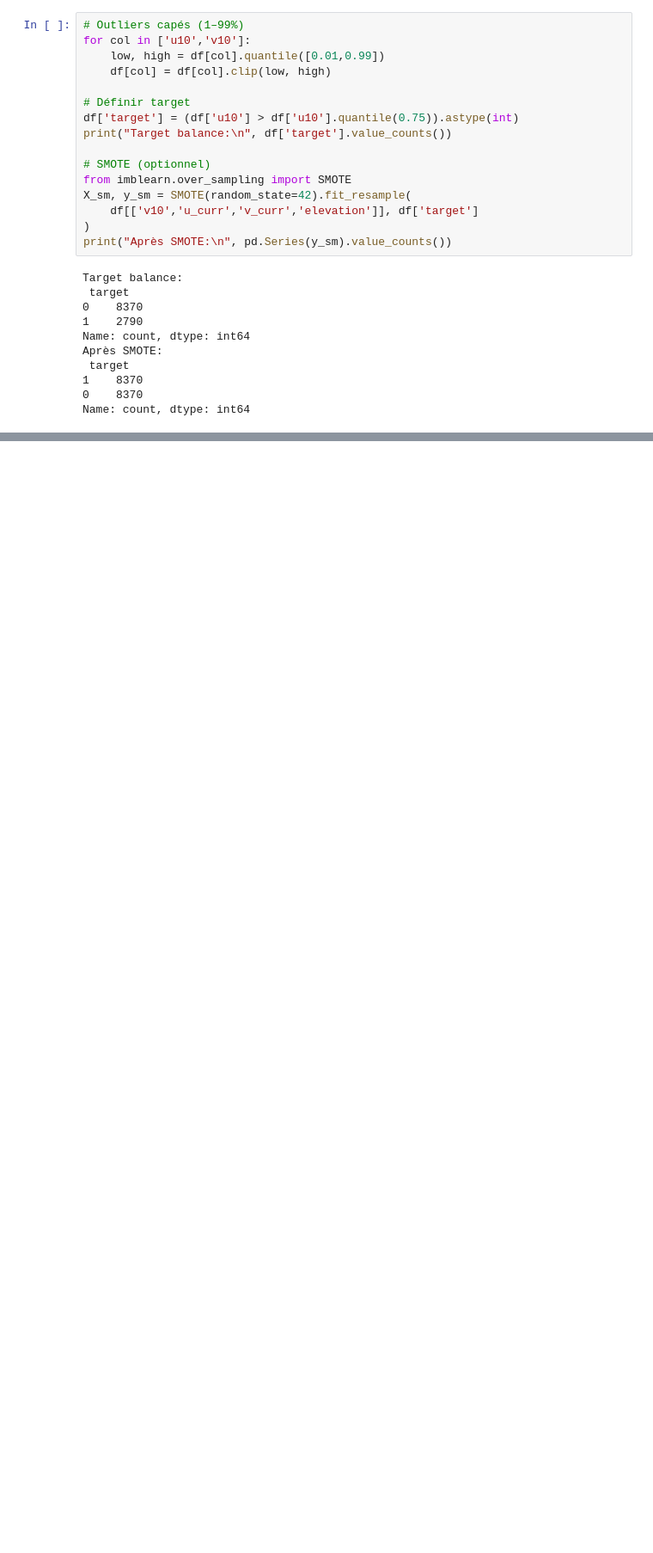
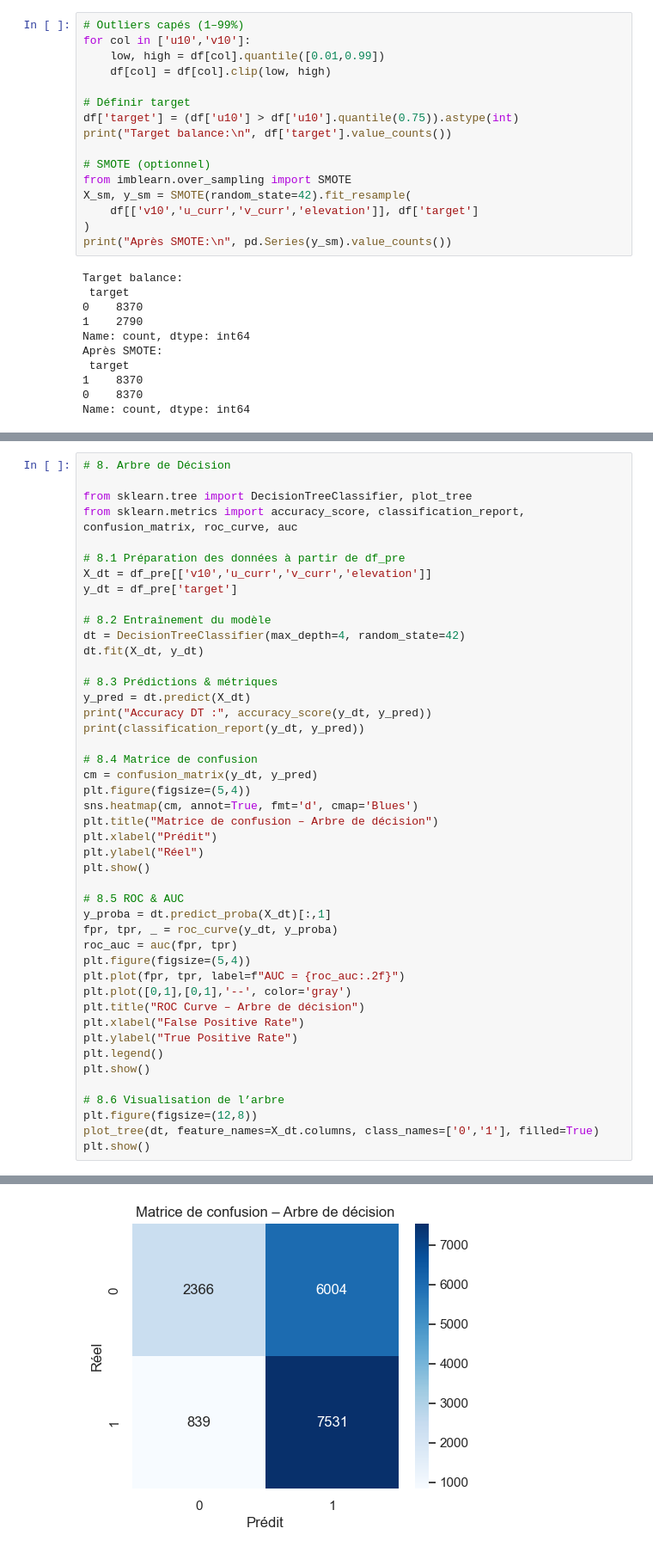
Before and after one commit to Zaineb08/Projet-Hydro-Oc-anographique, a Jupyter notebook: notebook/Projet4_final.ipynb, the cells around one changed output, grey strips where cells are left out. Shown at 86% size. Drawn from its saved outputs; the diff is of its cells as text; blank space fills up the shorter version.

```diff
--- a/notebook/Projet4_final.ipynb
+++ b/notebook/Projet4_final.ipynb
@@ -202,0 +281,46 @@ NameError: name 'X_res' is not defined
+# %%
+# 8. Arbre de Décision
+
+from sklearn.tree import DecisionTreeClassifier, plot_tree
+from sklearn.metrics import accuracy_score, classification_report, confusion_matrix, roc_curve, auc
+
+# 8.1 Préparation des données à partir de df_pre
+X_dt = df_pre[['v10','u_curr','v_curr','elevation']]
+y_dt = df_pre['target']
+
+# 8.2 Entraînement du modèle
+dt = DecisionTreeClassifier(max_depth=4, random_state=42)
+dt.fit(X_dt, y_dt)
+
+# 8.3 Prédictions & métriques
+y_pred = dt.predict(X_dt)
+print("Accuracy DT :", accuracy_score(y_dt, y_pred))
+print(classification_report(y_dt, y_pred))
+
+# 8.4 Matrice de confusion
+cm = confusion_matrix(y_dt, y_pred)
+plt.figure(figsize=(5,4))
+sns.heatmap(cm, annot=True, fmt='d', cmap='Blues')
+plt.title("Matrice de confusion – Arbre de décision")
+plt.xlabel("Prédit")
+plt.ylabel("Réel")
+plt.show()
+
+# 8.5 ROC & AUC
+y_proba = dt.predict_proba(X_dt)[:,1]
+fpr, tpr, _ = roc_curve(y_dt, y_proba)
+roc_auc = auc(fpr, tpr)
+plt.figure(figsize=(5,4))
+plt.plot(fpr, tpr, label=f"AUC = {roc_auc:.2f}")
+plt.plot([0,1],[0,1],'--', color='gray')
+plt.title("ROC Curve – Arbre de décision")
+plt.xlabel("False Positive Rate")
+plt.ylabel("True Positive Rate")
+plt.legend()
+plt.show()
+
+# 8.6 Visualisation de l’arbre
+plt.figure(figsize=(12,8))
+plot_tree(dt, feature_names=X_dt.columns, class_names=['0','1'], filled=True)
+plt.show()
+# %% [output]
@@ -202,0 +336 @@ NameError: name 'X_res' is not defined
+[figure, added]
```
Also changed, not shown: parts of 11 cells of this notebook, 6 other files.
